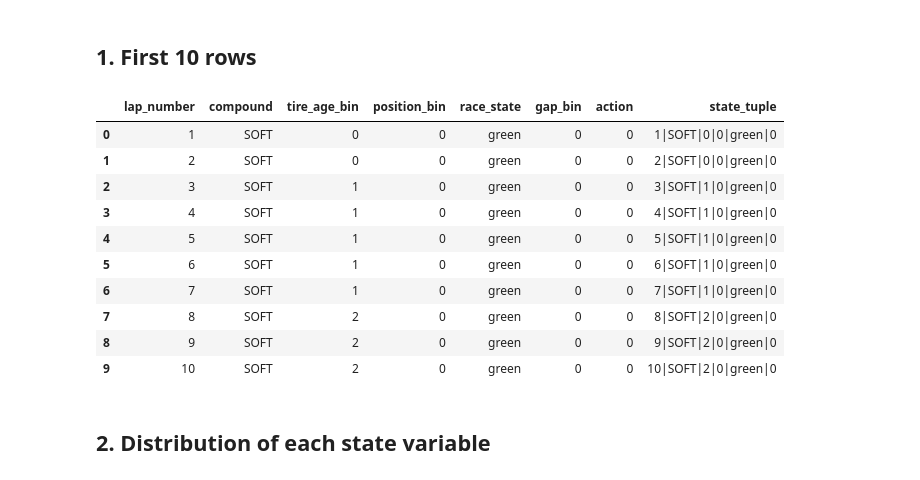
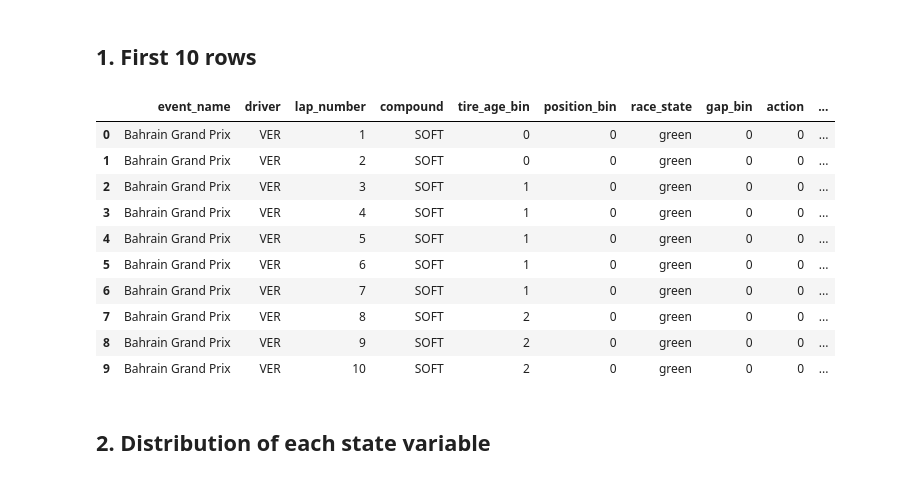
Before and after one commit to avikravi/f1-markov-pit-model, a Jupyter notebook: notebooks/explore_data.ipynb, the cells around one changed output. Cells and saved outputs as stored; diff of their text form; code cells hidden in the pictures.

```diff
--- a/notebooks/explore_data.ipynb
+++ b/notebooks/explore_data.ipynb
@@ -12,20 +12,20 @@ print(f"{len(df):,} rows  |  {df['round'].nunique()} races  |  {df['driver'].nun
 # %% [markdown]
 ## 1. First 10 rows
 # %%
-STATE_COLS = ["lap_number", "compound", "tire_age_bin", "position_bin", "race_state", "gap_bin", "action", "state_tuple"]
+STATE_COLS = ["event_name", "driver", "lap_number", "compound", "tire_age_bin", "position_bin", "race_state", "gap_bin", "action", "state_tuple"]
 df[STATE_COLS].head(10)
 # %% [output]
-|  | lap_number | compound | tire_age_bin | position_bin | race_state | gap_bin | action | state_tuple |
-| 0 | 1 | SOFT | 0 | 0 | green | 0 | 0 | 1|SOFT|0|0|green|0 |
-| 1 | 2 | SOFT | 0 | 0 | green | 0 | 0 | 2|SOFT|0|0|green|0 |
-| 2 | 3 | SOFT | 1 | 0 | green | 0 | 0 | 3|SOFT|1|0|green|0 |
-| 3 | 4 | SOFT | 1 | 0 | green | 0 | 0 | 4|SOFT|1|0|green|0 |
-| 4 | 5 | SOFT | 1 | 0 | green | 0 | 0 | 5|SOFT|1|0|green|0 |
-| 5 | 6 | SOFT | 1 | 0 | green | 0 | 0 | 6|SOFT|1|0|green|0 |
-| 6 | 7 | SOFT | 1 | 0 | green | 0 | 0 | 7|SOFT|1|0|green|0 |
-| 7 | 8 | SOFT | 2 | 0 | green | 0 | 0 | 8|SOFT|2|0|green|0 |
-| 8 | 9 | SOFT | 2 | 0 | green | 0 | 0 | 9|SOFT|2|0|green|0 |
-| 9 | 10 | SOFT | 2 | 0 | green | 0 | 0 | 10|SOFT|2|0|green|0 |
+|  | event_name | driver | lap_number | compound | tire_age_bin | position_bin | race_state | gap_bin | action | ... |
+| 0 | Bahrain Grand Prix | VER | 1 | SOFT | 0 | 0 | green | 0 | 0 | ... |
+| 1 | Bahrain Grand Prix | VER | 2 | SOFT | 0 | 0 | green | 0 | 0 | ... |
+| 2 | Bahrain Grand Prix | VER | 3 | SOFT | 1 | 0 | green | 0 | 0 | ... |
+| 3 | Bahrain Grand Prix | VER | 4 | SOFT | 1 | 0 | green | 0 | 0 | ... |
+| 4 | Bahrain Grand Prix | VER | 5 | SOFT | 1 | 0 | green | 0 | 0 | ... |
+| 5 | Bahrain Grand Prix | VER | 6 | SOFT | 1 | 0 | green | 0 | 0 | ... |
+| 6 | Bahrain Grand Prix | VER | 7 | SOFT | 1 | 0 | green | 0 | 0 | ... |
+| 7 | Bahrain Grand Prix | VER | 8 | SOFT | 2 | 0 | green | 0 | 0 | ... |
+| 8 | Bahrain Grand Prix | VER | 9 | SOFT | 2 | 0 | green | 0 | 0 | ... |
+| 9 | Bahrain Grand Prix | VER | 10 | SOFT | 2 | 0 | green | 0 | 0 | ... |
 # %% [markdown]
 ## 2. Distribution of each state variable
 # %%
```
Also changed, not shown: parts of 2 cells of this notebook, 1 other file.
